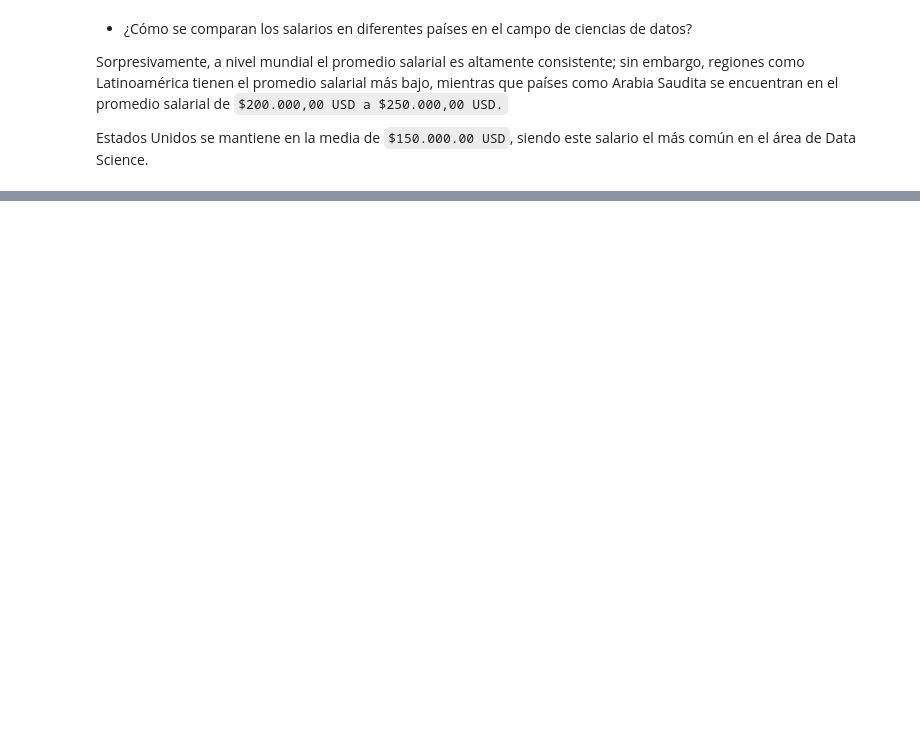
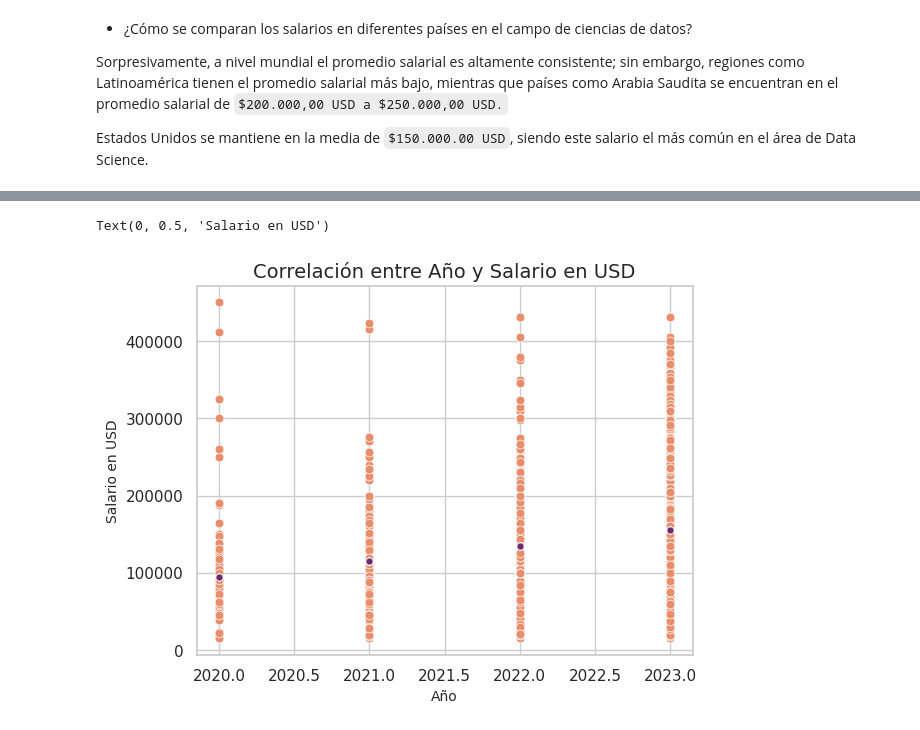
Before and after one commit to paulinavelasquezc/Data-Science-BEDU, a Jupyter notebook: Jobs_and_Salaries_in_Data_Science_BEDU.ipynb, the cells around one changed output, grey strips where cells are left out. Saved outputs shown, nothing was run; the diff lists cells and outputs as text; code cells hidden in the pictures; blank space fills up the shorter version.

```diff
--- a/Jobs_and_Salaries_in_Data_Science_BEDU.ipynb
+++ b/Jobs_and_Salaries_in_Data_Science_BEDU.ipynb
@@ -917,0 +985,15 @@ Estados Unidos se mantiene en la media de `$150.000.00 USD`, siendo este salario
+# %%
+y_predict = lr.predict(df['work_year'].to_frame())
+# %%
+color = sns.color_palette("flare")[0]
+color_1 = sns.color_palette("flare")[5]
+
+sns.scatterplot(x=df['work_year'], y=df['salary_in_usd'], s=40, color=color);
+sns.scatterplot(x=df['work_year'], y=y_predict, s=25, color=color_1);
+
+plt.title('Correlación entre Año y Salario en USD', fontsize=14)
+plt.xlabel('Año', fontsize=10)
+plt.ylabel('Salario en USD', fontsize=10)
+# %% [output]
+Text(0, 0.5, 'Salario en USD')
+[figure, added]
```
Also changed, not shown: parts of 25 cells of this notebook.
